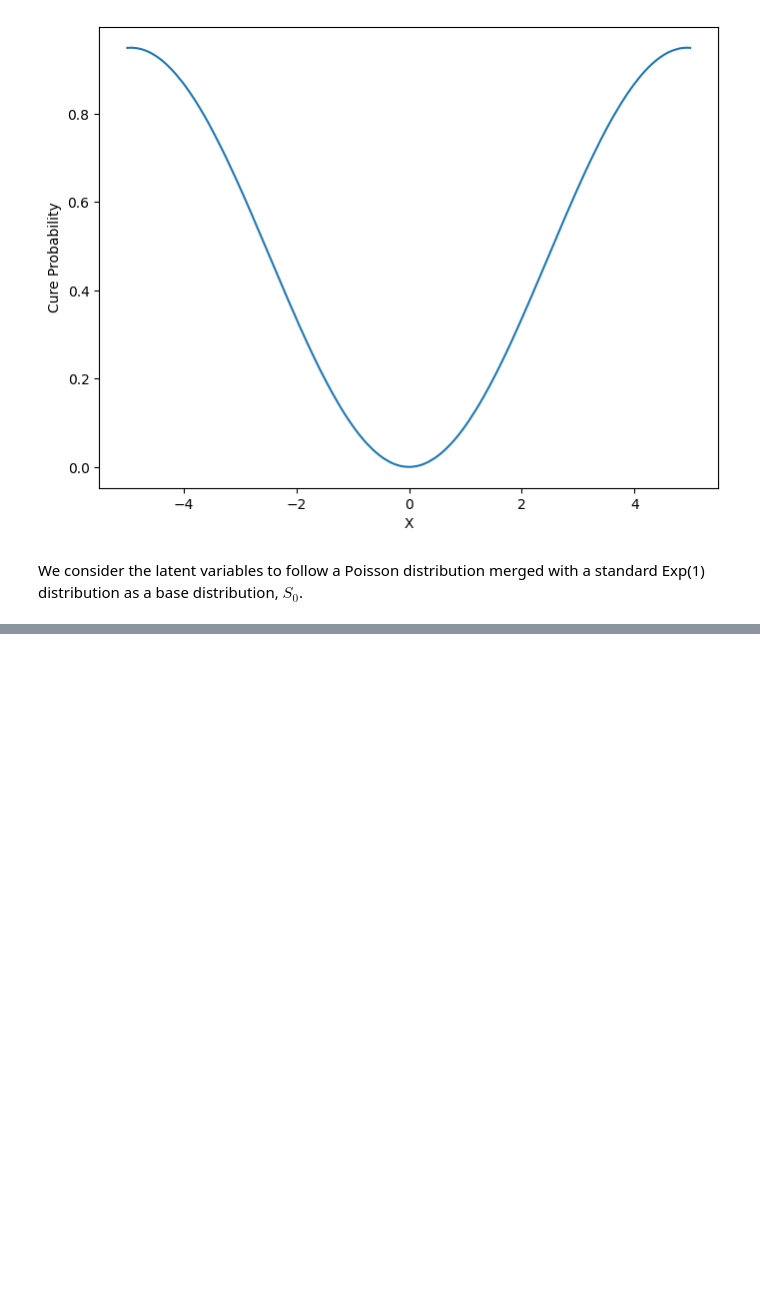
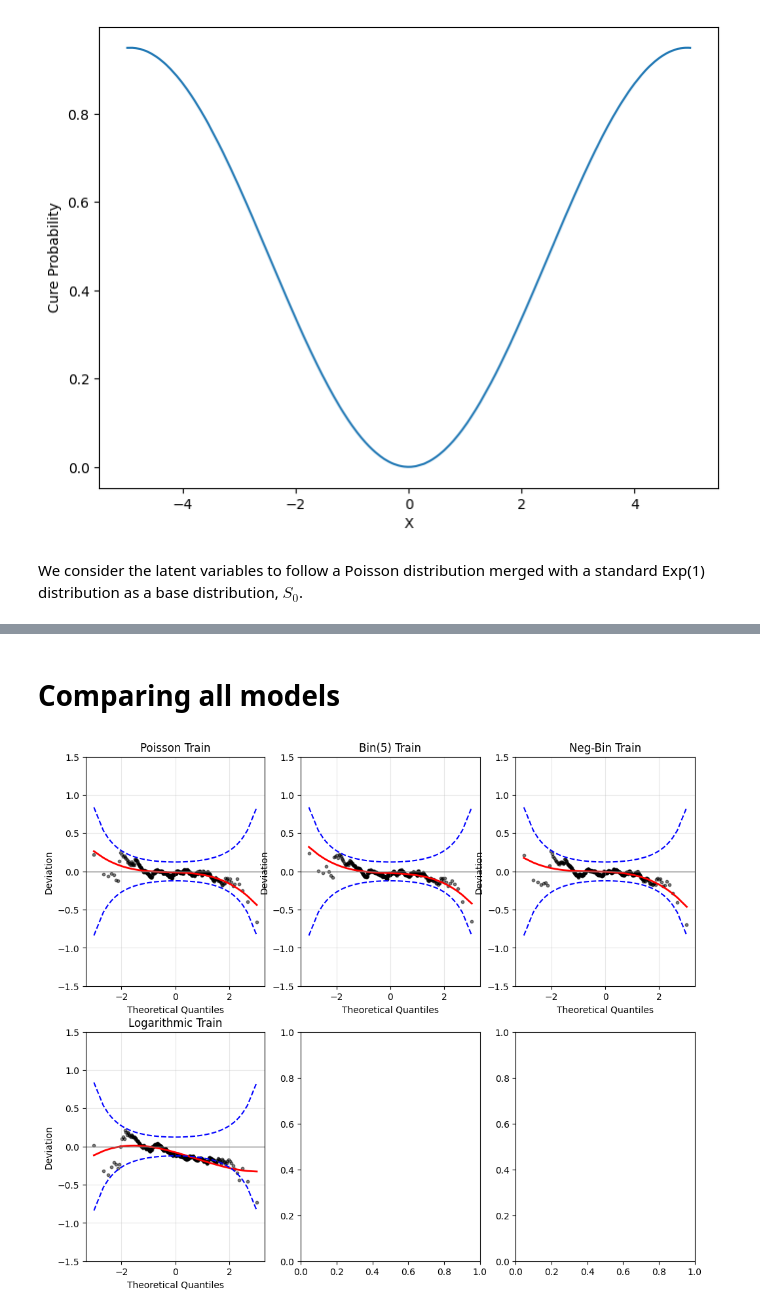
Before and after one commit to nhilariosilva/gndr_mpscr, a Jupyter notebook: Simple Simulation.ipynb, the cells around one changed output, grey strips where cells are left out. Cells and saved outputs as stored; diff of their text form; code cells hidden in the pictures; blank space fills up the shorter version.

Commit message:
Added Logarithmic, NB and Bin

```diff
--- a/Simple Simulation.ipynb
+++ b/Simple Simulation.ipynb
@@ -251,0 +332,4 @@ plt.show()
+# %%
+poisson_model, results_cure_poisson = fit_model("poisson", x_train, y_train, delta_train, x_test, y_test, delta_test)
+results_cure_poisson["resid_train"] = utils.compute_randomized_residuals_censoring(results_cure_poisson["S_train"], delta_train)
+results_cure_poisson["resid_test"] = utils.compute_randomized_residuals_censoring(results_cure_poisson["S_test"], delta_test)
@@ -251,0 +353,4 @@ plt.show()
+# %%
+bin5_model, results_cure_bin5 = fit_model("bin", x_train, y_train, delta_train, x_test, y_test, delta_test, fixed_q = 5)
+results_cure_bin5["resid_train"] = utils.compute_randomized_residuals_censoring(results_cure_bin5["S_train"], delta_train)
+results_cure_bin5["resid_test"] = utils.compute_randomized_residuals_censoring(results_cure_bin5["S_test"], delta_test)
@@ -251,0 +374,4 @@ plt.show()
+# %%
+nb_model, results_cure_nb = fit_model("negbin", x_train, y_train, delta_train, x_test, y_test, delta_test, fixed_q = 5)
+results_cure_nb["resid_train"] = utils.compute_randomized_residuals_censoring(results_cure_nb["S_train"], delta_train)
+results_cure_nb["resid_test"] = utils.compute_randomized_residuals_censoring(results_cure_nb["S_test"], delta_test)
@@ -251,0 +395,4 @@ plt.show()
+# %%
+log_model, results_cure_log = fit_model("log", x_train, y_train, delta_train, x_test, y_test, delta_test, fixed_q = 5)
+results_cure_log["resid_train"] = utils.compute_randomized_residuals_censoring(results_cure_log["S_train"], delta_train)
+results_cure_log["resid_test"] = utils.compute_randomized_residuals_censoring(results_cure_log["S_test"], delta_test)
@@ -251,0 +414,16 @@ plt.show()
+# %% [markdown]
+# Comparing all models
+# %%
+fig, ax = plt.subplots(nrows = 2, ncols = 3, figsize = (12,10))
+
+utils.plot_worm( results_cure_poisson["resid_train"], ax = ax[0,0] )
+ax[0,0].set_title("Poisson Train")
+utils.plot_worm( results_cure_bin5["resid_train"], ax = ax[0,1] )
+ax[0,1].set_title("Bin(5) Train")
+utils.plot_worm( results_cure_nb["resid_train"], ax = ax[0,2] )
+ax[0,2].set_title("Neg-Bin Train")
+utils.plot_worm( results_cure_log["resid_train"], ax = ax[1,0] )
+ax[1,0].set_title("Logarithmic Train")
+plt.show()
+# %% [output]
+[figure, added]
```
Also changed, not shown: parts of 22 cells of this notebook, 1 other file.
